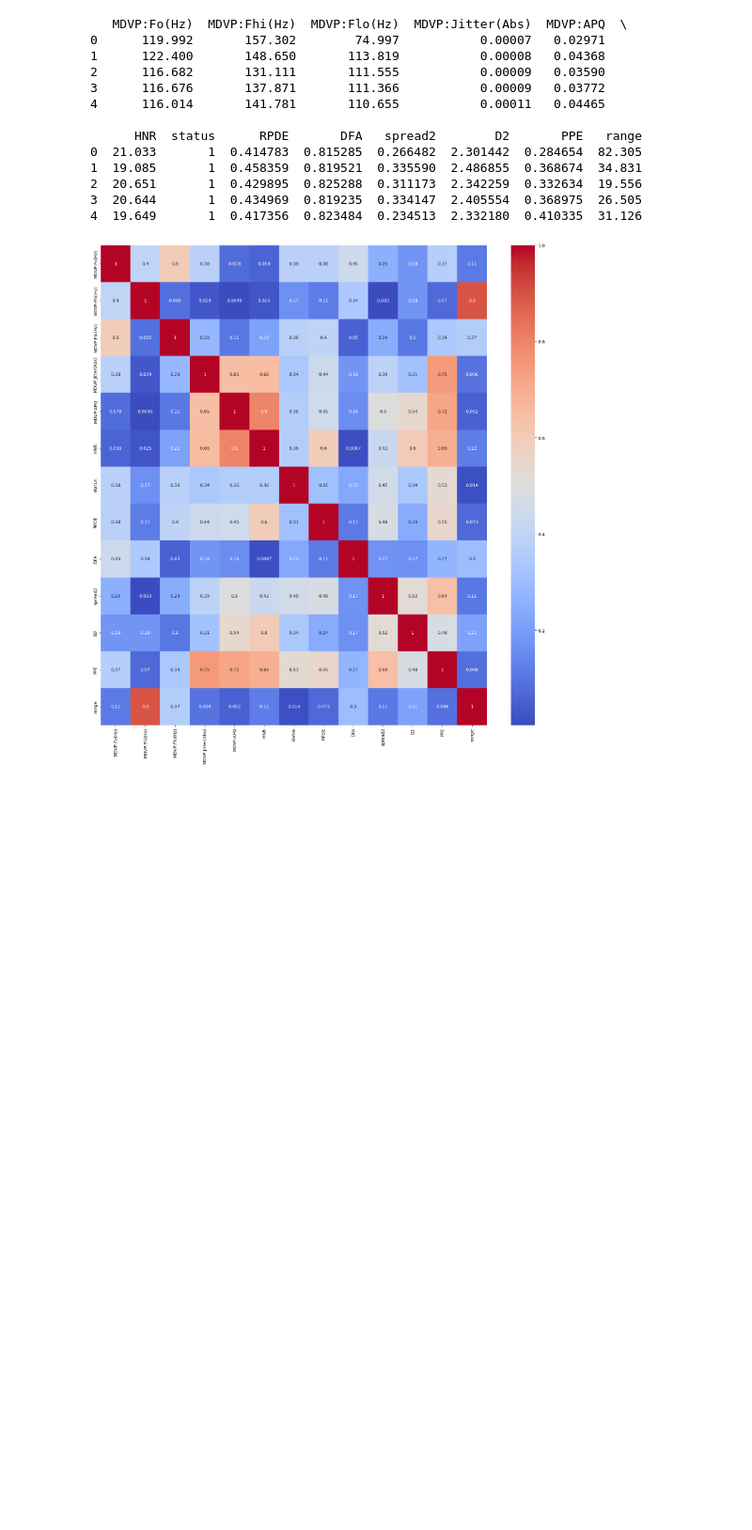
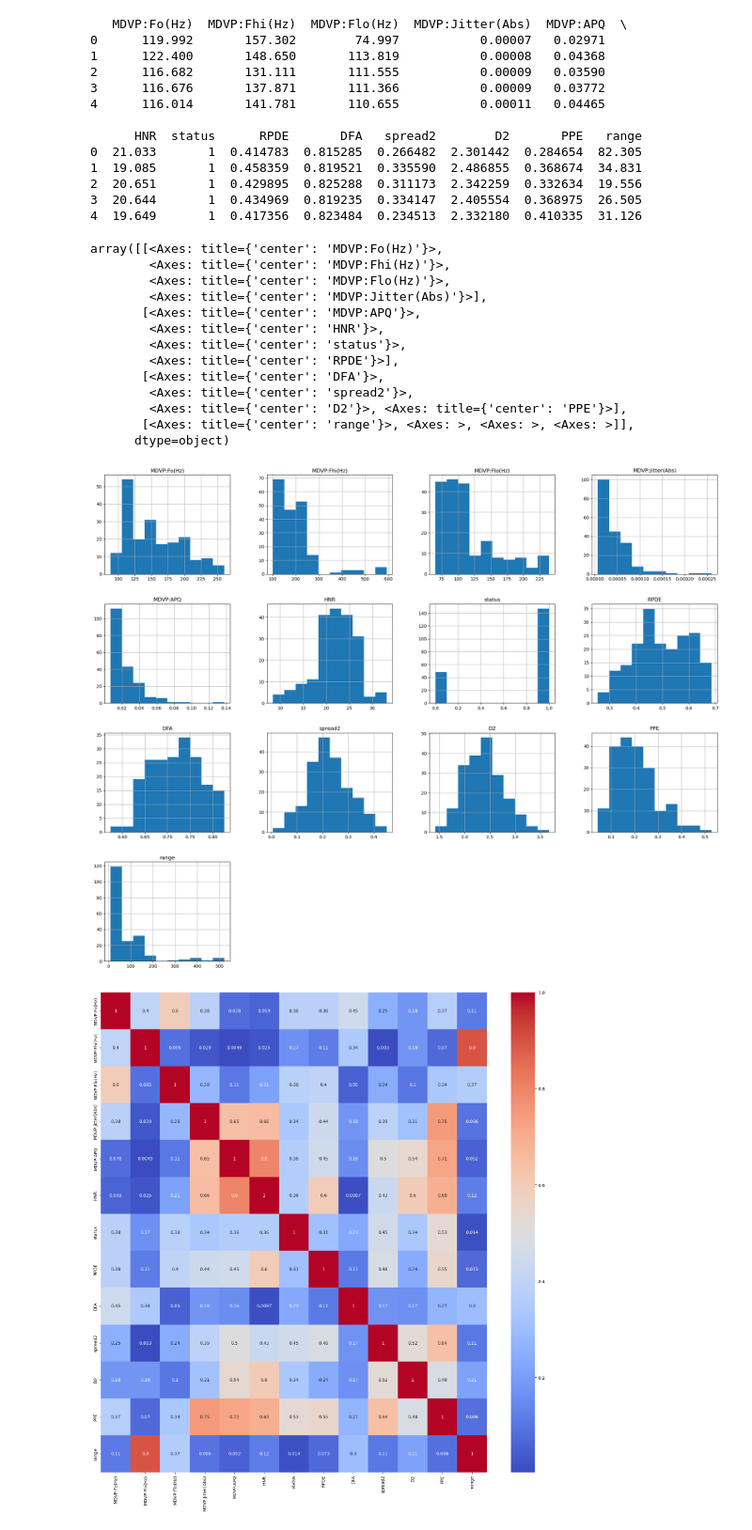
Before and after one commit to yaniss02/parkinson_detection, a Jupyter notebook: Untitled.ipynb, the cells around one changed output. Shown at 94% size. Saved outputs shown, nothing was run; the diff lists cells and outputs as text; code cells hidden in the pictures; blank space fills up the shorter version.

```diff
--- a/Untitled.ipynb
+++ b/Untitled.ipynb
@@ -203,6 +224,23 @@ print(df_reduced.head())
 2  20.651       1  0.429895  0.825288  0.311173  2.342259  0.332634  19.556
 3  20.644       1  0.434969  0.819235  0.334147  2.405554  0.368975  26.505
 4  19.649       1  0.417356  0.823484  0.234513  2.332180  0.410335  31.126
+# %%
+df_reduced.hist(figsize=(25,20))
+# %% [output]
+array([[<Axes: title={'center': 'MDVP:Fo(Hz)'}>,
+        <Axes: title={'center': 'MDVP:Fhi(Hz)'}>,
+        <Axes: title={'center': 'MDVP:Flo(Hz)'}>,
+        <Axes: title={'center': 'MDVP:Jitter(Abs)'}>],
+       [<Axes: title={'center': 'MDVP:APQ'}>,
+        <Axes: title={'center': 'HNR'}>,
+        <Axes: title={'center': 'status'}>,
+        <Axes: title={'center': 'RPDE'}>],
+       [<Axes: title={'center': 'DFA'}>,
+        <Axes: title={'center': 'spread2'}>,
+        <Axes: title={'center': 'D2'}>, <Axes: title={'center': 'PPE'}>],
+       [<Axes: title={'center': 'range'}>, <Axes: >, <Axes: >, <Axes: >]],
+      dtype=object)
+[figure, added]
 # %%
 corr_matrix_important_features = df_reduced.corr().abs()
 fig, ax = plt.subplots(figsize=(20,20))         # Sample figsize in inches
```
Also changed, not shown: parts of 1 cell of this notebook.
